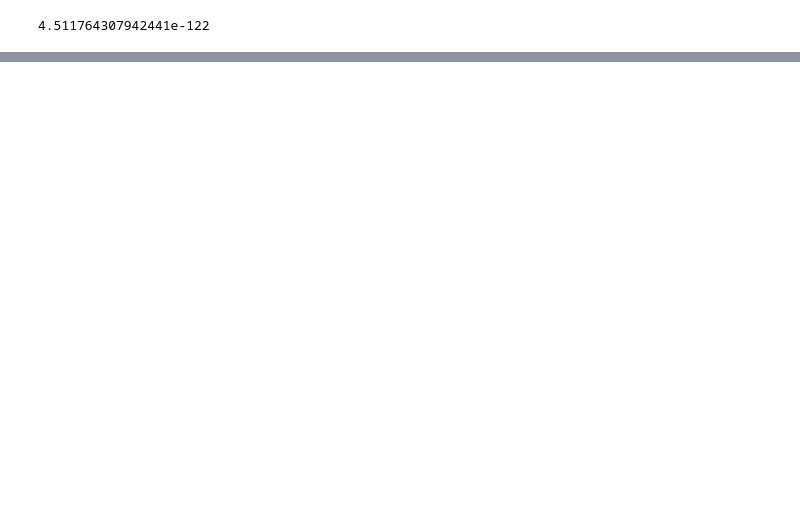
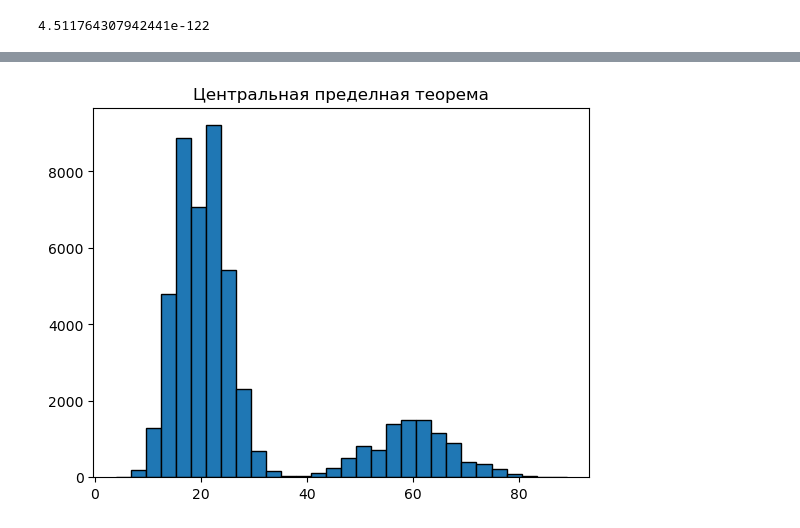
Before and after one commit to lluaai/AB-test, a Jupyter notebook: events_AB_test_analysis.ipynb, the cells around one changed output, grey strips where cells are left out. Cells and saved outputs as stored; diff of their text form; code cells hidden in the pictures; blank space fills up the shorter version.

```diff
--- a/events_AB_test_analysis.ipynb
+++ b/events_AB_test_analysis.ipynb
@@ -150,0 +174,6 @@ pvalue_c
+# %%
+plt.hist(control_group, bins=30, edgecolor='k')
+plt.title('Центральная пределная теорема')
+plt.show()
+# %% [output]
+[figure, added]
```
Also changed, not shown: parts of 9 cells of this notebook.
